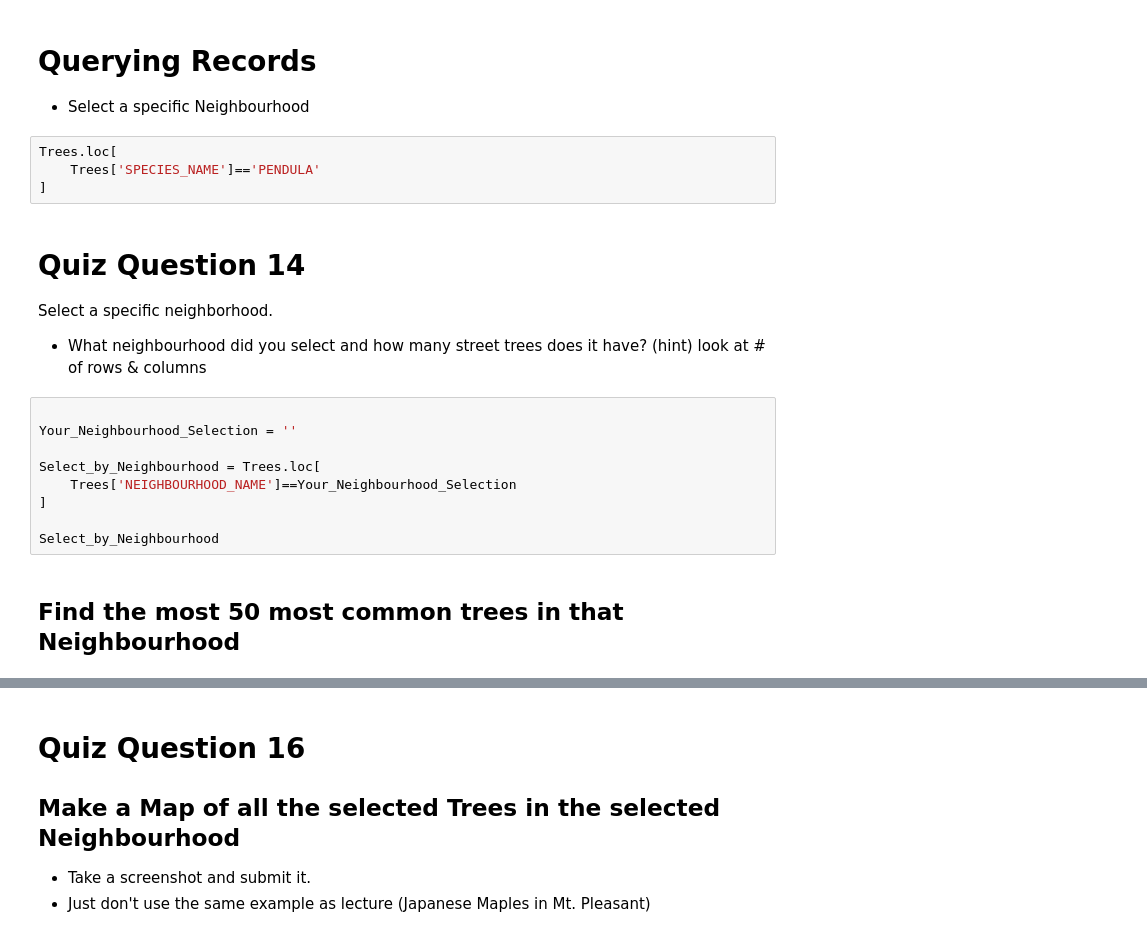
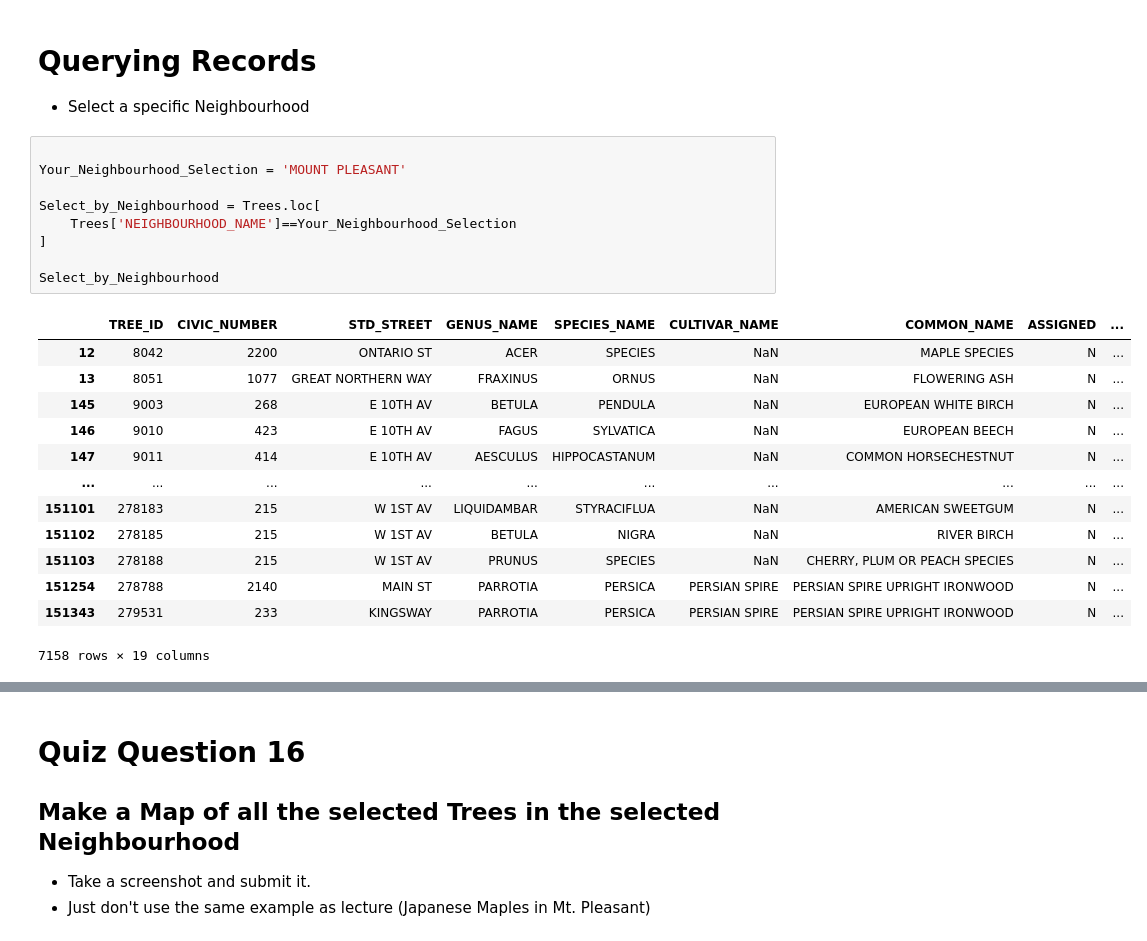
Before and after one commit to June-Skeeter/Module6_GEOS270, a Jupyter notebook: Python_Notebooks/Geocoding and Webmapping.ipynb, the cells around one changed output, grey strips where cells are left out. Drawn from its saved outputs; the diff is of its cells as text.

```diff
--- a/Python_Notebooks/Geocoding and Webmapping.ipynb
+++ b/Python_Notebooks/Geocoding and Webmapping.ipynb
@@ -223,24 +277,26 @@ Trees.head()
 # Querying Records
 
 * Select a specific Neighbourhood
-# %%
-Trees.loc[
-    Trees['SPECIES_NAME']=='PENDULA'
-]
-# %% [markdown]
-# Quiz Question 14
-
-Select a specific neighborhood.
-
-- What neighbourhood did you select and how many street trees does it have? (hint) look at # of rows & columns
 # %%
 
-Your_Neighbourhood_Selection = ''
+Your_Neighbourhood_Selection = 'MOUNT PLEASANT'
 
 Select_by_Neighbourhood = Trees.loc[
     Trees['NEIGHBOURHOOD_NAME']==Your_Neighbourhood_Selection
 ]
 
 Select_by_Neighbourhood
+# %% [output]
+|  | TREE_ID | CIVIC_NUMBER | STD_STREET | GENUS_NAME | SPECIES_NAME | CULTIVAR_NAME | COMMON_NAME | ASSIGNED | ... |
+| 12 | 8042 | 2200 | ONTARIO ST | ACER | SPECIES | NaN | MAPLE SPECIES | N | ... |
+| 13 | 8051 | 1077 | GREAT NORTHERN WAY | FRAXINUS | ORNUS | NaN | FLOWERING ASH | N | ... |
+| 145 | 9003 | 268 | E 10TH AV | BETULA | PENDULA | NaN | EUROPEAN WHITE BIRCH | N | ... |
+| 146 | 9010 | 423 | E 10TH AV | FAGUS | SYLVATICA | NaN | EUROPEAN BEECH | N | ... |
+| 147 | 9011 | 414 | E 10TH AV | AESCULUS | HIPPOCASTANUM | NaN | COMMON HORSECHESTNUT | N | ... |
+| ... | ... | ... | ... | ... | ... | ... | ... | ... | ... |
+| 151101 | 278183 | 215 | W 1ST AV | LIQUIDAMBAR | STYRACIFLUA | NaN | AMERICAN SWEETGUM | N | ... |
+| 151102 | 278185 | 215 | W 1ST AV | BETULA | NIGRA | NaN | RIVER BIRCH | N | ... |
+| 151103 | 278188 | 215 | W 1ST AV | PRUNUS | SPECIES | NaN | CHERRY, PLUM OR PEACH SPECIES | N | ... |
+| 151254 | 278788 | 2140 | MAIN ST | PARROTIA | PERSICA | PERSIAN SPIRE | PERSIAN SPIRE UPRIGHT IRONWOOD | N | ... |
+| 151343 | 279531 | 233 | KINGSWAY | PARROTIA | PERSICA | PERSIAN SPIRE | PERSIAN SPIRE UPRIGHT IRONWOOD | N | ... |
+7158 rows × 19 columns
-# %% [markdown]
-## Find the most 50 most common trees in that Neighbourhood
```
Also changed, not shown: parts of 24 cells of this notebook, 14 other files.
